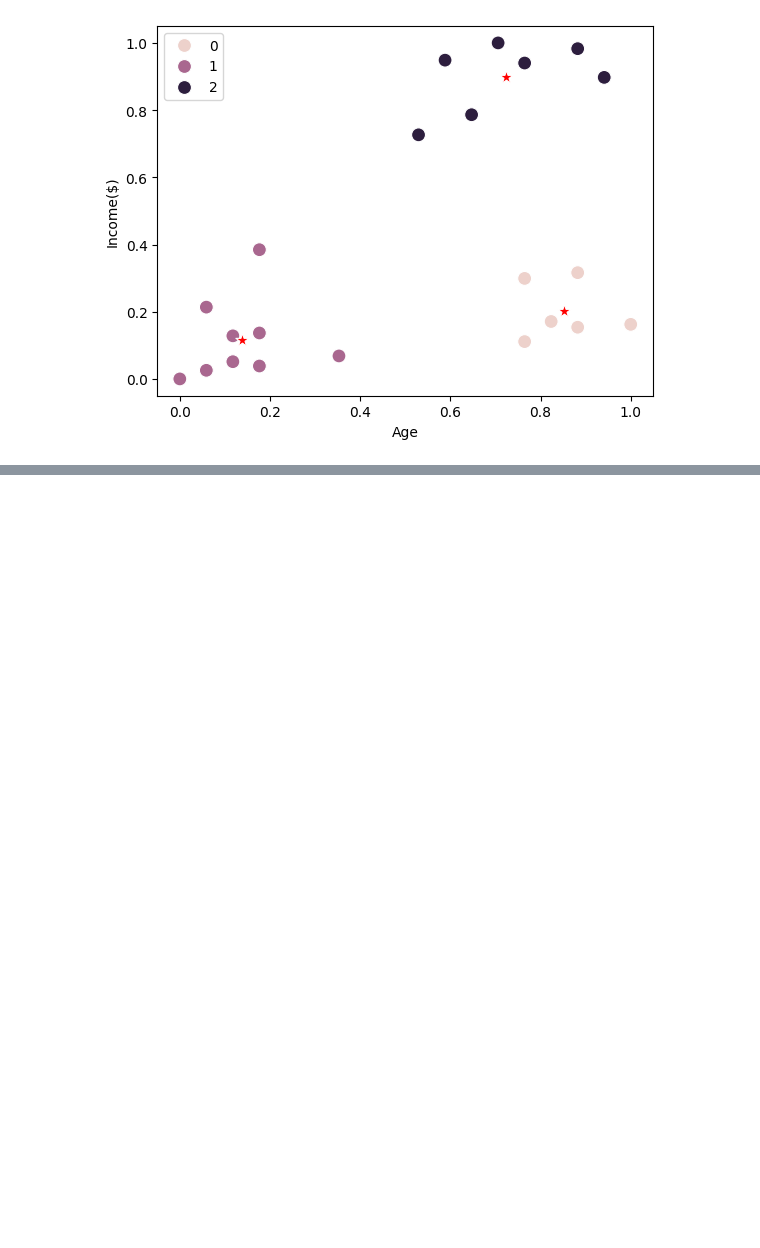
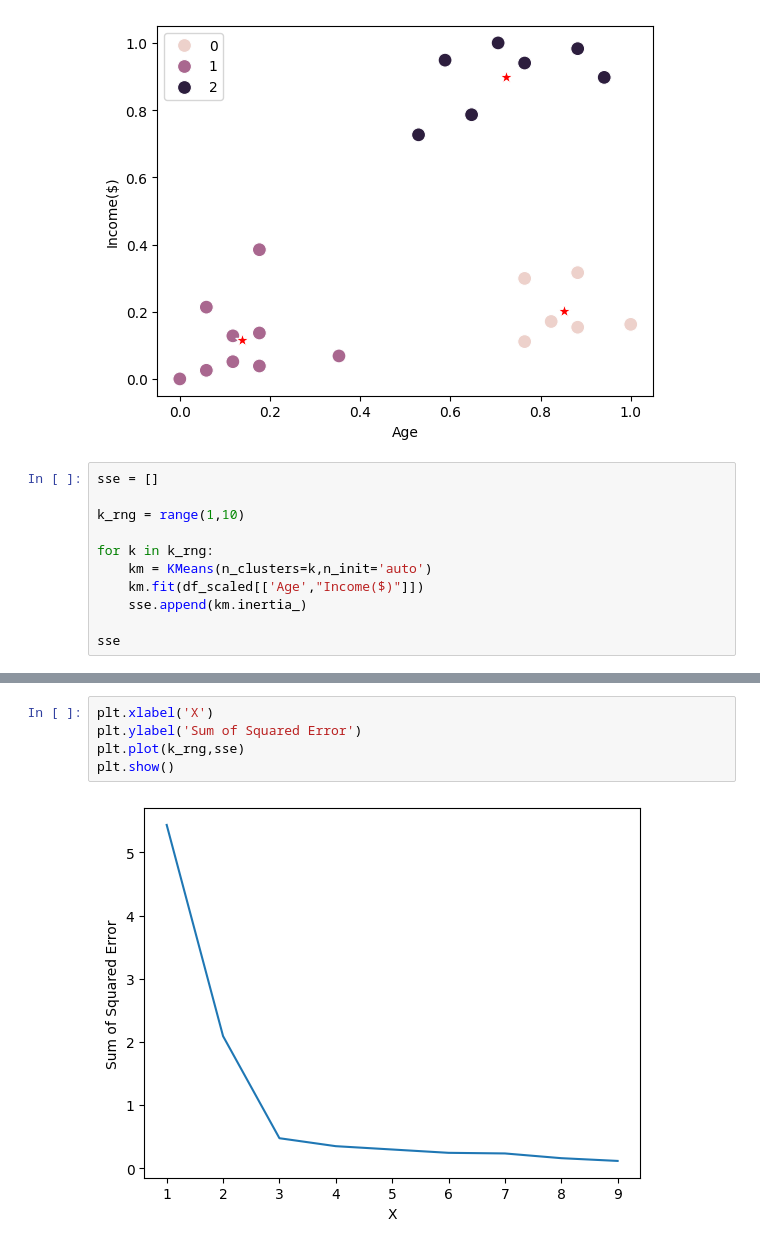
Before and after one commit to RawatXd/DS-Practice, a Jupyter notebook: Machine Learning/UnSupervised Learning/K-means-clustering-Customer Segmentation/customer.ipynb, the cells around one changed output, grey strips where cells are left out. Drawn from its saved outputs; the diff is of its cells as text; blank space fills up the shorter version.

```diff
--- a/Machine Learning/UnSupervised Learning/K-means-clustering-Customer Segmentation/customer.ipynb
+++ b/Machine Learning/UnSupervised Learning/K-means-clustering-Customer Segmentation/customer.ipynb
@@ -85,3 +85,14 @@ sns.scatterplot(x = centroids[:,0],y=centroids[:,1],s=100,color = 'red',marker='
 # %% [output]
 <Axes: xlabel='Age', ylabel='Income($)'>
 [figure]
+# %%
+sse = []
+
+k_rng = range(1,10)
+
+for k in k_rng:
+    km = KMeans(n_clusters=k,n_init='auto')
+    km.fit(df_scaled[['Age',"Income($)"]])
+    sse.append(km.inertia_)
+
+sse
@@ -87,0 +109,7 @@ sns.scatterplot(x = centroids[:,0],y=centroids[:,1],s=100,color = 'red',marker='
+# %%
+plt.xlabel('X')
+plt.ylabel('Sum of Squared Error')
+plt.plot(k_rng,sse)
+plt.show()
+# %% [output]
+[figure, added]
```
Also changed, not shown: parts of 1 cell of this notebook.
